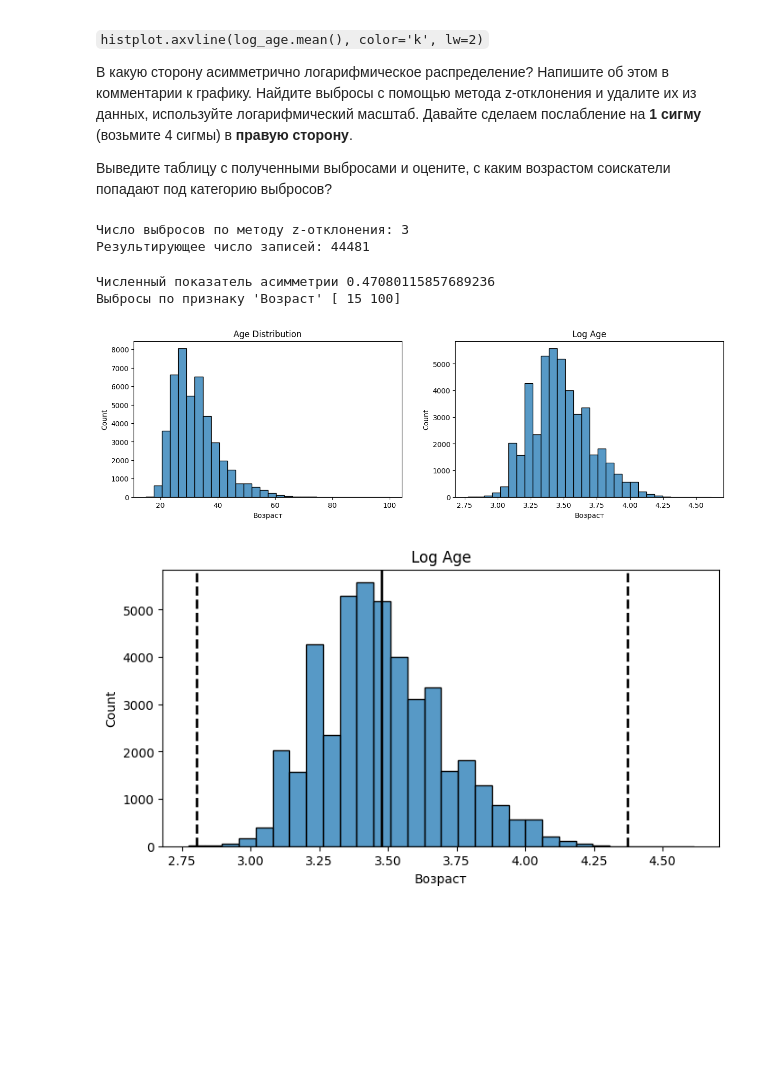
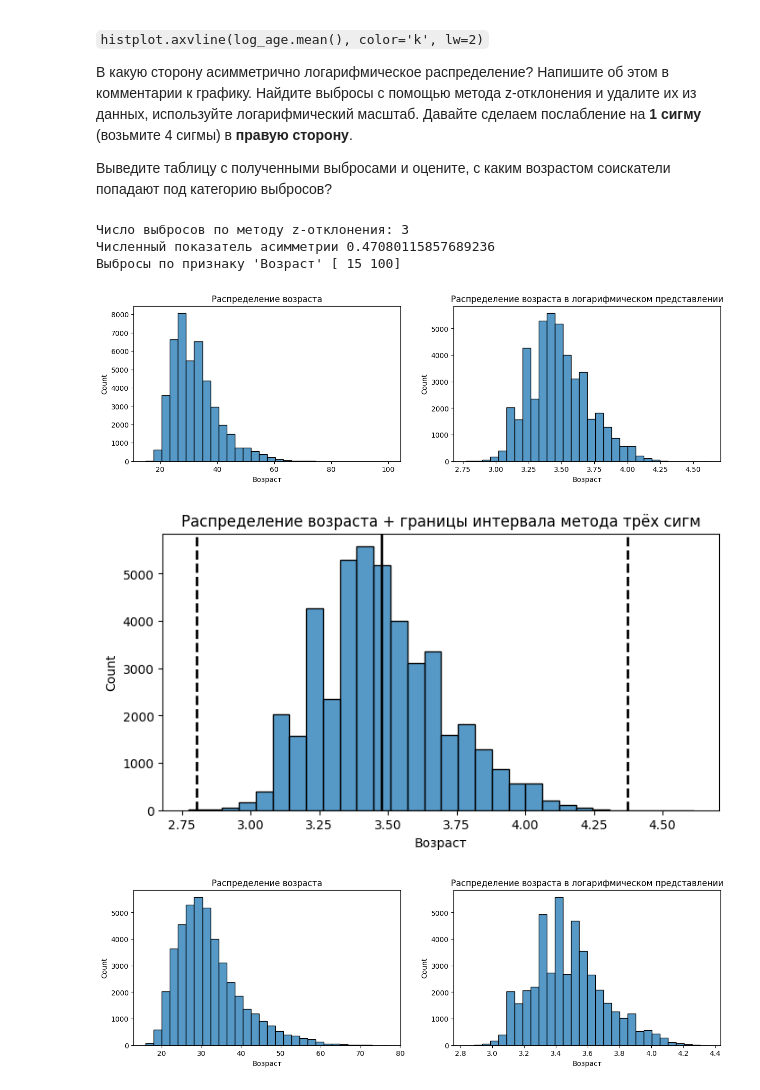
Before and after one commit to SergeyExp/data_science, a Jupyter notebook: PROJECT-1-Анализ резюме из HeadHunter/Project-1. Ноутбук-шаблон.ipynb, the cells around one changed output. Drawn from its saved outputs; the diff is of its cells as text; code cells hidden in the pictures; blank space fills up the shorter version.

```diff
--- a/PROJECT-1-Анализ резюме из HeadHunter/Project-1. Ноутбук-шаблон.ipynb
+++ b/PROJECT-1-Анализ резюме из HeadHunter/Project-1. Ноутбук-шаблон.ipynb
@@ -662,6 +661,7 @@ for i in del_data:
 
 Выведите таблицу с полученными выбросами и оцените, с каким возрастом соискатели попадают под категорию выбросов?
 # %%
+# Поиск выбросов методои z-отклонения left=3, right=4, log_scale=True
 def outliers_z_score(data, feature, left=3, right=3, log_scale=False):
     if log_scale:
         x = np.log(data[feature]+1)
@@ -677,36 +677,54 @@ def outliers_z_score(data, feature, left=3, right=3, log_scale=False):
 
 outliers, cleaned = outliers_z_score(df_origin, 'Возраст', left=3, right=4, log_scale=True)
 print(f'Число выбросов по методу z-отклонения: {outliers.shape[0]}')
-# print(f'Результирующее число записей: {cleaned.shape[0]}')
+
+# Рассмотрим логарифмирование
+fig, axes = plt.subplots(1, 2, figsize=(15, 4))
+
+# гистограмма исходного признака
+histplot = sns.histplot(df_origin['Возраст'], bins=30, ax=axes[0])
+histplot.set_title('Распределение возраста');
+
+# гистограмма в логарифмическом масштабе
+log_mkad_km= np.log(df_origin['Возраст'] + 1)
+histplot = sns.histplot(log_mkad_km , bins=30, ax=axes[1])
+histplot.set_title('Распределение возраста в логарифмическом представлении');
+
+# интервал метода трёх сигм поверх нашего распределения
+fig, ax = plt.subplots(1, 1, figsize=(8, 4))
+log_age = np.log(df_origin['Возраст'] + 1)
+histplot = sns.histplot(log_age, bins=30, ax=ax)
+histplot.axvline(log_age.mean(), color='k', lw=2)
+histplot.axvline(log_age.mean()+ 4 * log_age.std(), color='k', ls='--', lw=2)
+histplot.axvline(log_age.mean()- 3 * log_age.std(), color='k', ls='--', lw=2)
+histplot.set_title('Распределение возраста + границы интервала метода трёх сигм');
+
+print('Численный показатель асимметрии', log_age.skew())
+print("Выбросы по признаку 'Возраст'", outliers['Возраст'].unique())
 # %% [output]
 Число выбросов по методу z-отклонения: 3
-Результирующее число записей: 44481
+Численный показатель асимметрии 0.47080115857689236
+Выбросы по признаку 'Возраст' [ 15 100]
+[figure, added]
+[figure, added]
 # %%
+# удаление выбросов по методу z-отклонения
+del_outliers = outliers.index
+for i in del_outliers:
+        df_origin=df_origin.drop([i])
+
+# График после удаления выбросов
 # Рассмотрим логарифмирование
 fig, axes = plt.subplots(1, 2, figsize=(15, 4))
 
-#гистограмма исходного признака
+# гистограмма исходного признака
 histplot = sns.histplot(df_origin['Возраст'], bins=30, ax=axes[0])
-histplot.set_title('Age Distribution');
+histplot.set_title('Распределение возраста');
 
-#гистограмма в логарифмическом масштабе
+# гистограмма в логарифмическом масштабе
 log_mkad_km= np.log(df_origin['Возраст'] + 1)
 histplot = sns.histplot(log_mkad_km , bins=30, ax=axes[1])
-histplot.set_title('Log Age');
-
-fig, ax = plt.subplots(1, 1, figsize=(8, 4))
-log_age = np.log(df_origin['Возраст'] + 1)
-histplot = sns.histplot(log_age, bins=30, ax=ax)
-histplot.axvline(log_age.mean(), color='k', lw=2)
-histplot.axvline(log_age.mean()+ 4 * log_age.std(), color='k', ls='--', lw=2)
-histplot.axvline(log_age.mean()- 3 * log_age.std(), color='k', ls='--', lw=2)
-histplot.set_title('Log Age');
-
-print('Численный показатель асимметрии', log_age.skew())
-print("Выбросы по признаку 'Возраст'", outliers['Возраст'].unique())
+histplot.set_title('Распределение возраста в логарифмическом представлении');
 # %% [output]
-Численный показатель асимметрии 0.47080115857689236
-Выбросы по признаку 'Возраст' [ 15 100]
-[figure, old version]
+[figure, new version]
-[figure, removed]
 # %% [markdown]
```
Also changed, not shown: parts of 7 cells of this notebook.
